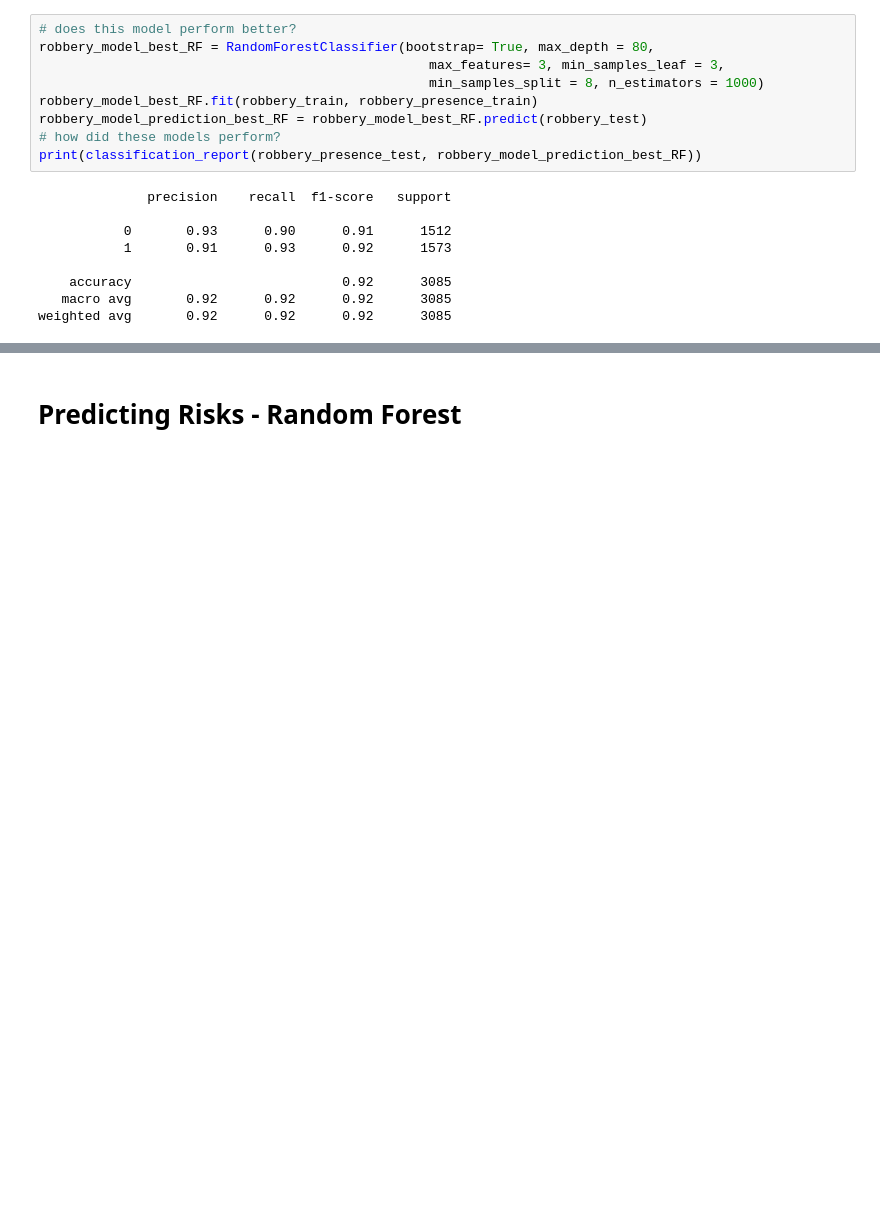
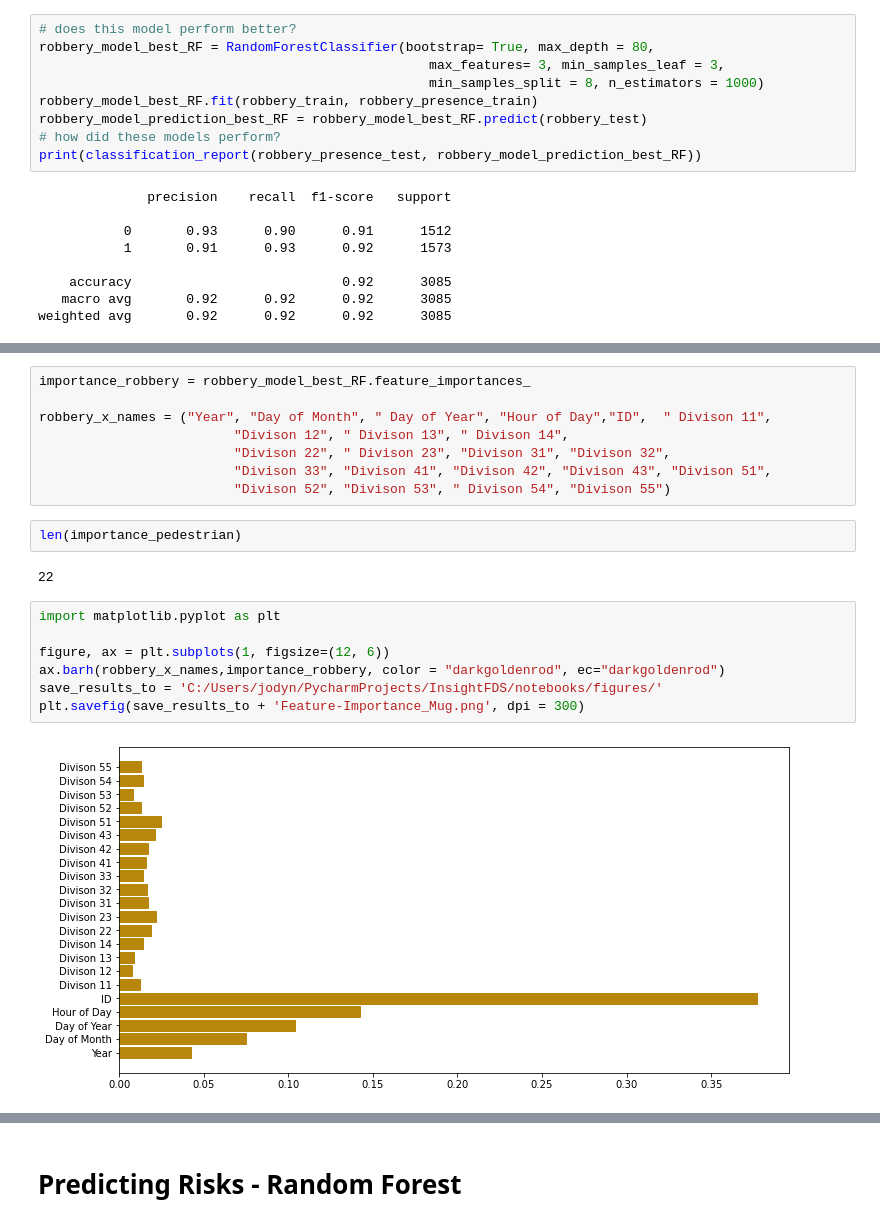
Before and after one commit to jodyndaniel/CityTrek, a Jupyter notebook: notebooks/archive/model-prediction.ipynb, the cells around one changed output, grey strips where cells are left out. Drawn from its saved outputs; the diff is of its cells as text; blank space fills up the shorter version.

```diff
--- a/notebooks/archive/model-prediction.ipynb
+++ b/notebooks/archive/model-prediction.ipynb
@@ -376,0 +411,21 @@ weighted avg       0.92      0.92      0.92      3085
+# %%
+importance_robbery = robbery_model_best_RF.feature_importances_
+
+robbery_x_names = ("Year", "Day of Month", " Day of Year", "Hour of Day","ID",  " Divison 11",
+                         "Divison 12", " Divison 13", " Divison 14",
+                         "Divison 22", " Divison 23", "Divison 31", "Divison 32",
+                         "Divison 33", "Divison 41", "Divison 42", "Divison 43", "Divison 51",
+                         "Divison 52", "Divison 53", " Divison 54", "Divison 55")
+# %%
+len(importance_pedestrian)
+# %% [output]
+22
+# %%
+import matplotlib.pyplot as plt
+
+figure, ax = plt.subplots(1, figsize=(12, 6))
+ax.barh(robbery_x_names,importance_robbery, color = "darkgoldenrod", ec="darkgoldenrod")
+save_results_to = 'C:/Users/jodyn/PycharmProjects/InsightFDS/notebooks/figures/'
+plt.savefig(save_results_to + 'Feature-Importance_Mug.png', dpi = 300)
+# %% [output]
+[figure, added]
```
Also changed, not shown: parts of 7 cells of this notebook, 6 other files.
